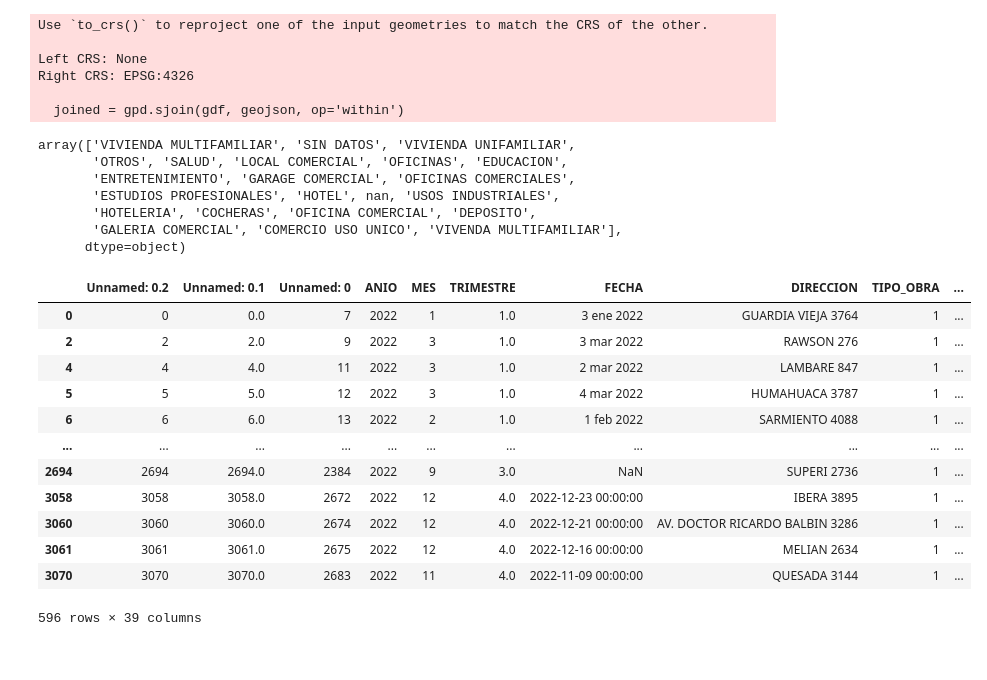
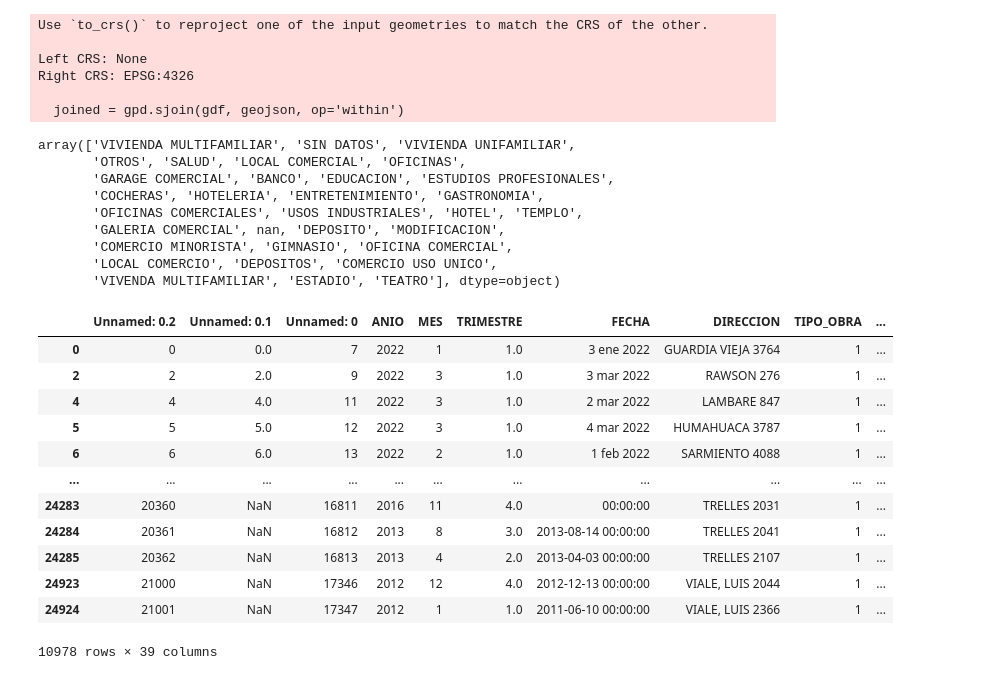
Before and after one commit to SantiRimedio/Trabajo, a Jupyter notebook: distribucion_usos.ipynb, the cells around one changed output. Saved outputs shown, nothing was run; the diff lists cells and outputs as text; code cells hidden in the pictures.

```diff
--- a/distribucion_usos.ipynb
+++ b/distribucion_usos.ipynb
@@ -9,12 +9,12 @@ import numpy as np
 from sklearn.cluster import DBSCAN
 from sklearn.metrics.pairwise import haversine_distances
 # %%
-df = pd.read_excel(r"C:\Users\nunez\OneDrive\Escritorio\Bases\base_2012_2022_limpia.xlsx")
+df = pd.read_excel(r"C:\Users\20344807257\Desktop\Santiago\Bases\Permisos\base_2012_2022_limpia.xlsx")
 #MacOS
 #df = pd.read_excel("/Users/santi/Desktop/Work/Bases/base_2012_2022_limpia.xlsx")
 
 #Select 2022
-df = df[df["ANIO"] == 2022]
+#df = df[df["ANIO"] == 2022]
 
 #Geojson barrios caba
 GeoJson_barrios = "https://cdn.buenosaires.gob.ar/datosabiertos/datasets/ministerio-de-educacion/barrios/barrios.geojson"
@@ -44,30 +44,36 @@ Right CRS: EPSG:4326
 
   joined = gpd.sjoin(gdf, geojson, op='within')
 array(['VIVIENDA MULTIFAMILIAR', 'SIN DATOS', 'VIVIENDA UNIFAMILIAR',
-       'OTROS', 'SALUD', 'LOCAL COMERCIAL', 'OFICINAS', 'EDUCACION',
-       'ENTRETENIMIENTO', 'GARAGE COMERCIAL', 'OFICINAS COMERCIALES',
-       'ESTUDIOS PROFESIONALES', 'HOTEL', nan, 'USOS INDUSTRIALES',
-       'HOTELERIA', 'COCHERAS', 'OFICINA COMERCIAL', 'DEPOSITO',
-       'GALERIA COMERCIAL', 'COMERCIO USO UNICO', 'VIVENDA MULTIFAMILIAR'],
-      dtype=object)
+       'OTROS', 'SALUD', 'LOCAL COMERCIAL', 'OFICINAS',
+       'GARAGE COMERCIAL', 'BANCO', 'EDUCACION', 'ESTUDIOS PROFESIONALES',
+       'COCHERAS', 'HOTELERIA', 'ENTRETENIMIENTO', 'GASTRONOMIA',
+       'OFICINAS COMERCIALES', 'USOS INDUSTRIALES', 'HOTEL', 'TEMPLO',
+       'GALERIA COMERCIAL', nan, 'DEPOSITO', 'MODIFICACION',
+       'COMERCIO MINORISTA', 'GIMNASIO', 'OFICINA COMERCIAL',
+       'LOCAL COMERCIO', 'DEPOSITOS', 'COMERCIO USO UNICO',
+       'VIVENDA MULTIFAMILIAR', 'ESTADIO', 'TEATRO'], dtype=object)
 # %%
 clean_df = clean_df[clean_df["TIPO_OBRA"] == "1"]
-clean_df = clean_df[(clean_df["USO_1"] == "VIVIENDA UNIFAMILIAR") | (clean_df["USO_1"] == "VIVIENDA MULTIFAMILIAR")]
+
+#clean_df = clean_df[(clean_df["USO_1"] == "VIVIENDA UNIFAMILIAR") | (clean_df["USO_1"] == "VIVIENDA MULTIFAMILIAR")]
+
+#clean_df = clean_df[clean_df["USO_1"] == "LOCAL COMERCIAL"]
+
 clean_df
 # %% [output]
 |  | Unnamed: 0.2 | Unnamed: 0.1 | Unnamed: 0 | ANIO | MES | TRIMESTRE | FECHA | DIRECCION | TIPO_OBRA | ... |
 | 0 | 0 | 0.0 | 7 | 2022 | 1 | 1.0 | 3 ene 2022 | GUARDIA VIEJA 3764 | 1 | ... |
 | 2 | 2 | 2.0 | 9 | 2022 | 3 | 1.0 | 3 mar 2022 | RAWSON 276 | 1 | ... |
 | 4 | 4 | 4.0 | 11 | 2022 | 3 | 1.0 | 2 mar 2022 | LAMBARE 847 | 1 | ... |
 | 5 | 5 | 5.0 | 12 | 2022 | 3 | 1.0 | 4 mar 2022 | HUMAHUACA 3787 | 1 | ... |
 | 6 | 6 | 6.0 | 13 | 2022 | 2 | 1.0 | 1 feb 2022 | SARMIENTO 4088 | 1 | ... |
 | ... | ... | ... | ... | ... | ... | ... | ... | ... | ... | ... |
-| 2694 | 2694 | 2694.0 | 2384 | 2022 | 9 | 3.0 | NaN | SUPERI 2736 | 1 | ... |
-| 3058 | 3058 | 3058.0 | 2672 | 2022 | 12 | 4.0 | 2022-12-23 00:00:00 | IBERA 3895 | 1 | ... |
-| 3060 | 3060 | 3060.0 | 2674 | 2022 | 12 | 4.0 | 2022-12-21 00:00:00 | AV. DOCTOR RICARDO BALBIN 3286 | 1 | ... |
-| 3061 | 3061 | 3061.0 | 2675 | 2022 | 12 | 4.0 | 2022-12-16 00:00:00 | MELIAN 2634 | 1 | ... |
-| 3070 | 3070 | 3070.0 | 2683 | 2022 | 11 | 4.0 | 2022-11-09 00:00:00 | QUESADA 3144 | 1 | ... |
+| 24283 | 20360 | NaN | 16811 | 2016 | 11 | 4.0 | 00:00:00 | TRELLES 2031 | 1 | ... |
+| 24284 | 20361 | NaN | 16812 | 2013 | 8 | 3.0 | 2013-08-14 00:00:00 | TRELLES 2041 | 1 | ... |
+| 24285 | 20362 | NaN | 16813 | 2013 | 4 | 2.0 | 2013-04-03 00:00:00 | TRELLES 2107 | 1 | ... |
+| 24923 | 21000 | NaN | 17346 | 2012 | 12 | 4.0 | 2012-12-13 00:00:00 | VIALE, LUIS 2044 | 1 | ... |
+| 24924 | 21001 | NaN | 17347 | 2012 | 1 | 1.0 | 2011-06-10 00:00:00 | VIALE, LUIS 2366 | 1 | ... |
-596 rows × 39 columns
+10978 rows × 39 columns
 # %%
 fig, ax = plt.subplots()
 geojson["geometry"].plot(ax=ax, color='lightgrey')
```
Also changed, not shown: parts of 12 cells of this notebook.
